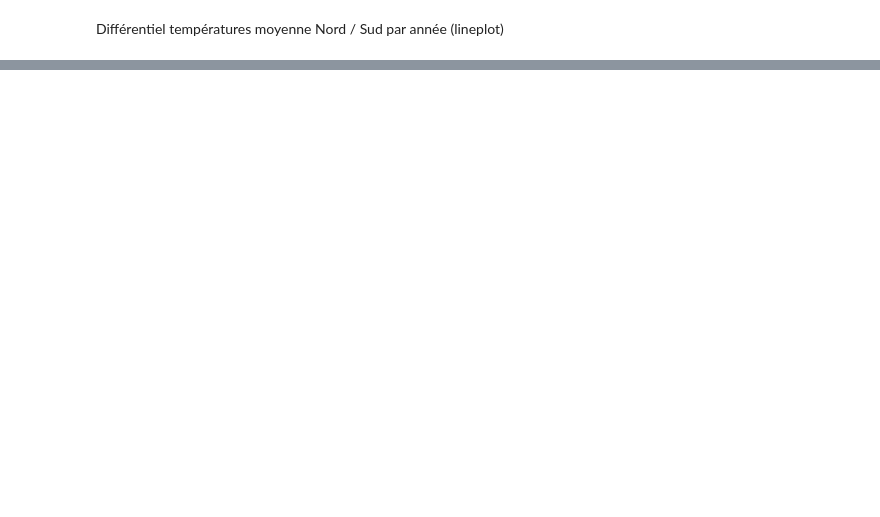
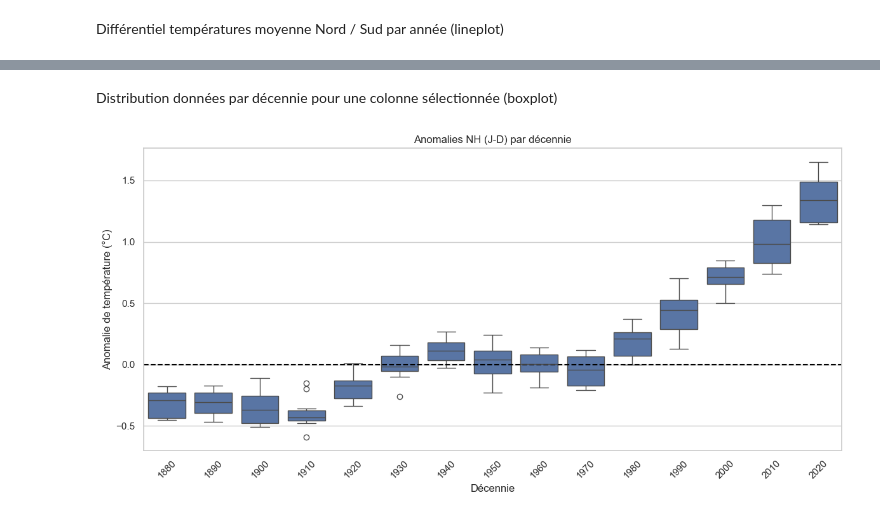
Before and after one commit to VinchC/projet, a Jupyter notebook: global_updated.ipynb, the cells around one changed output, grey strips where cells are left out. Drawn from its saved outputs; the diff is of its cells as text; code cells hidden in the pictures; blank space fills up the shorter version.

```diff
--- a/global_updated.ipynb
+++ b/global_updated.ipynb
@@ -722,0 +766,26 @@ plt.show()
+# %% [markdown]
+Distribution données par décennie pour une colonne sélectionnée (boxplot)
+# %%
+# Création des décennies
+df_new_light['Decade'] = (df_new_light['Year'] // 10) * 10
+
+# Exemple pour NH_J-D (à répéter pour les autres si besoin)
+plt.figure(figsize=(12, 6))
+
+sns.boxplot(
+    data=df_new_light,
+    x='Decade',
+    y='NH_J-D',
+    showfliers=True
+)
+
+plt.axhline(0, color='black', linestyle='--')
+plt.title("Anomalies NH (J-D) par décennie")
+plt.ylabel("Anomalie de température (°C)")
+plt.xlabel("Décennie")
+plt.xticks(rotation=45)
+plt.tight_layout()
+plt.savefig('./images/distribution_anomalies_nord_decennie_periode_totale.png', dpi=300, bbox_inches='tight')
+plt.show()
+# %% [output]
+[figure, added]
```
Also changed, not shown: parts of 13 cells of this notebook, 8 other files.
